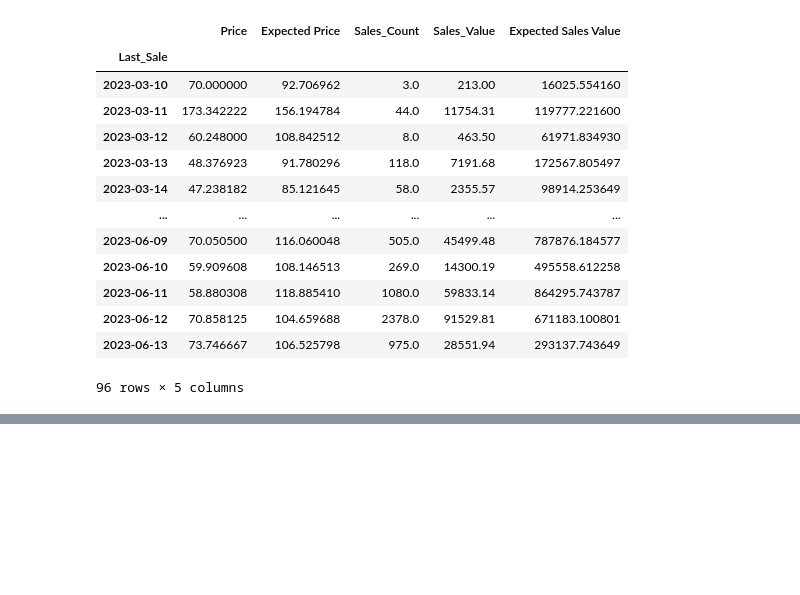
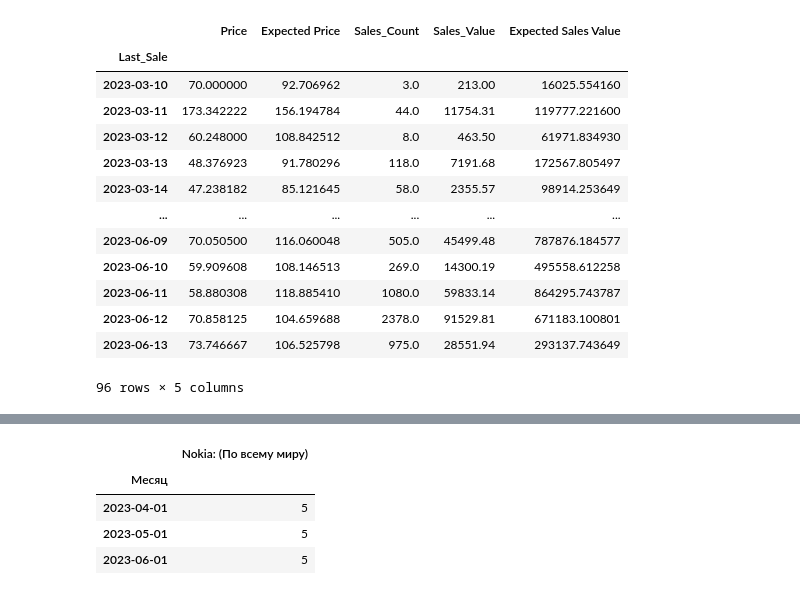
Before and after one commit to AleksKids/hedonistic-demand-from-ebay, a Jupyter notebook: ML/Using model and analyse.ipynb, the cells around one changed output, grey strips where cells are left out. Saved outputs shown, nothing was run; the diff lists cells and outputs as text; code cells hidden in the pictures; blank space fills up the shorter version.

```diff
--- a/ML/Using model and analyse.ipynb
+++ b/ML/Using model and analyse.ipynb
@@ -138,0 +191,9 @@ grouped_Nokia
+# %%
+nokia_trends_filtered = nokia_trends[nokia_trends.index.isin(grouped_Nokia_scaled.index)]
+nokia_trends_filtered
+# %% [output]
+|  | Nokia: (По всему миру) |
+| Месяц |  |
+| 2023-04-01 | 5 |
+| 2023-05-01 | 5 |
+| 2023-06-01 | 5 |
```
Also changed, not shown: parts of 9 cells of this notebook, 1 other file.
